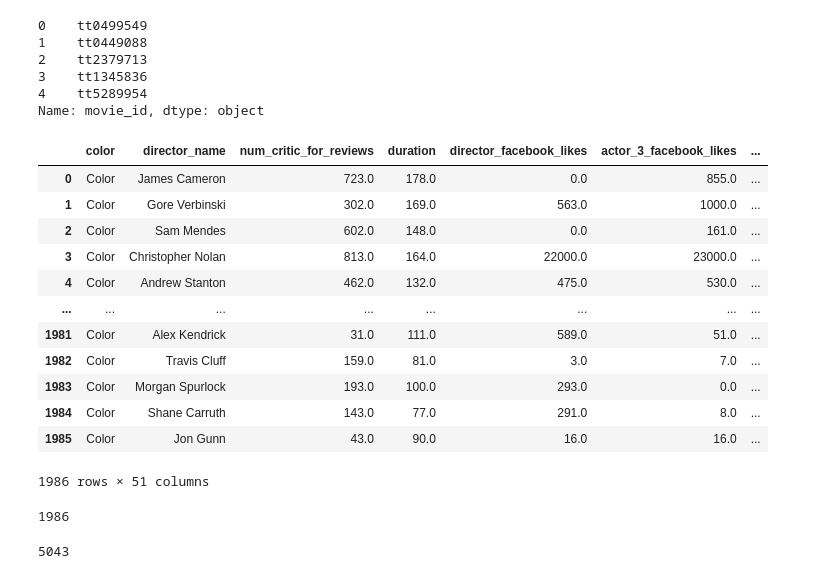
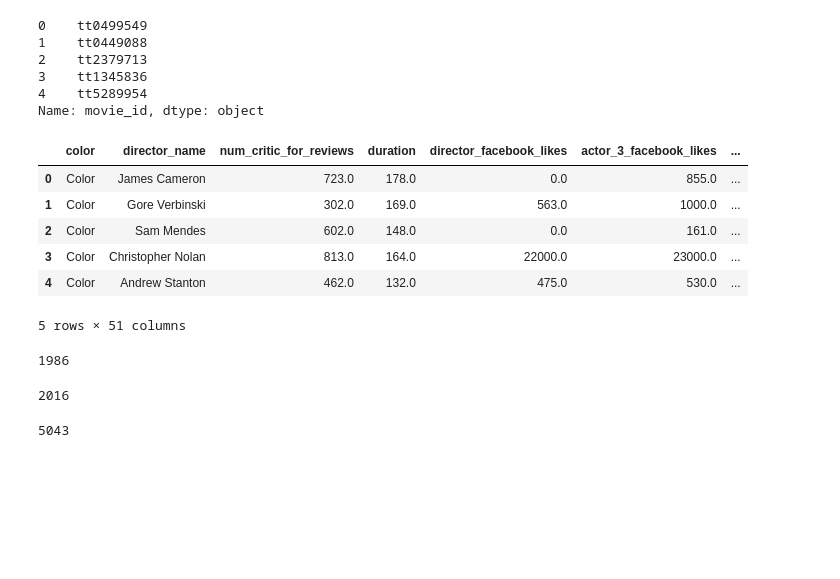
Before and after one commit to mpourostad/MovieRevenuePrediction, a Jupyter notebook: data_visualization.ipynb, the cells around one changed output. Saved outputs shown, nothing was run; the diff lists cells and outputs as text; code cells hidden in the pictures; blank space fills up the shorter version.

```diff
--- a/data_visualization.ipynb
+++ b/data_visualization.ipynb
@@ -78,25 +82,23 @@ Name: movie_id, dtype: object
 # %%
 merged_df = pd.merge(imdb_df, box_office, on='movie_id')
 # %%
-merged_df
+merged_df.head()
 # %% [output]
 |  | color | director_name | num_critic_for_reviews | duration | director_facebook_likes | actor_3_facebook_likes | ... |
 | 0 | Color | James Cameron | 723.0 | 178.0 | 0.0 | 855.0 | ... |
 | 1 | Color | Gore Verbinski | 302.0 | 169.0 | 563.0 | 1000.0 | ... |
 | 2 | Color | Sam Mendes | 602.0 | 148.0 | 0.0 | 161.0 | ... |
 | 3 | Color | Christopher Nolan | 813.0 | 164.0 | 22000.0 | 23000.0 | ... |
 | 4 | Color | Andrew Stanton | 462.0 | 132.0 | 475.0 | 530.0 | ... |
-| ... | ... | ... | ... | ... | ... | ... | ... |
-| 1981 | Color | Alex Kendrick | 31.0 | 111.0 | 589.0 | 51.0 | ... |
-| 1982 | Color | Travis Cluff | 159.0 | 81.0 | 3.0 | 7.0 | ... |
-| 1983 | Color | Morgan Spurlock | 193.0 | 100.0 | 293.0 | 0.0 | ... |
-| 1984 | Color | Shane Carruth | 143.0 | 77.0 | 291.0 | 8.0 | ... |
-| 1985 | Color | Jon Gunn | 43.0 | 90.0 | 16.0 | 16.0 | ... |
-1986 rows × 51 columns
+5 rows × 51 columns
 # %%
 len(merged_df)
 # %% [output]
 1986
+# %%
+merged_df['movie_year'].max()
+# %% [output]
+2016
 # %%
 len(imdb_df)
 # %% [output]
```
Also changed, not shown: parts of 11 cells of this notebook.
